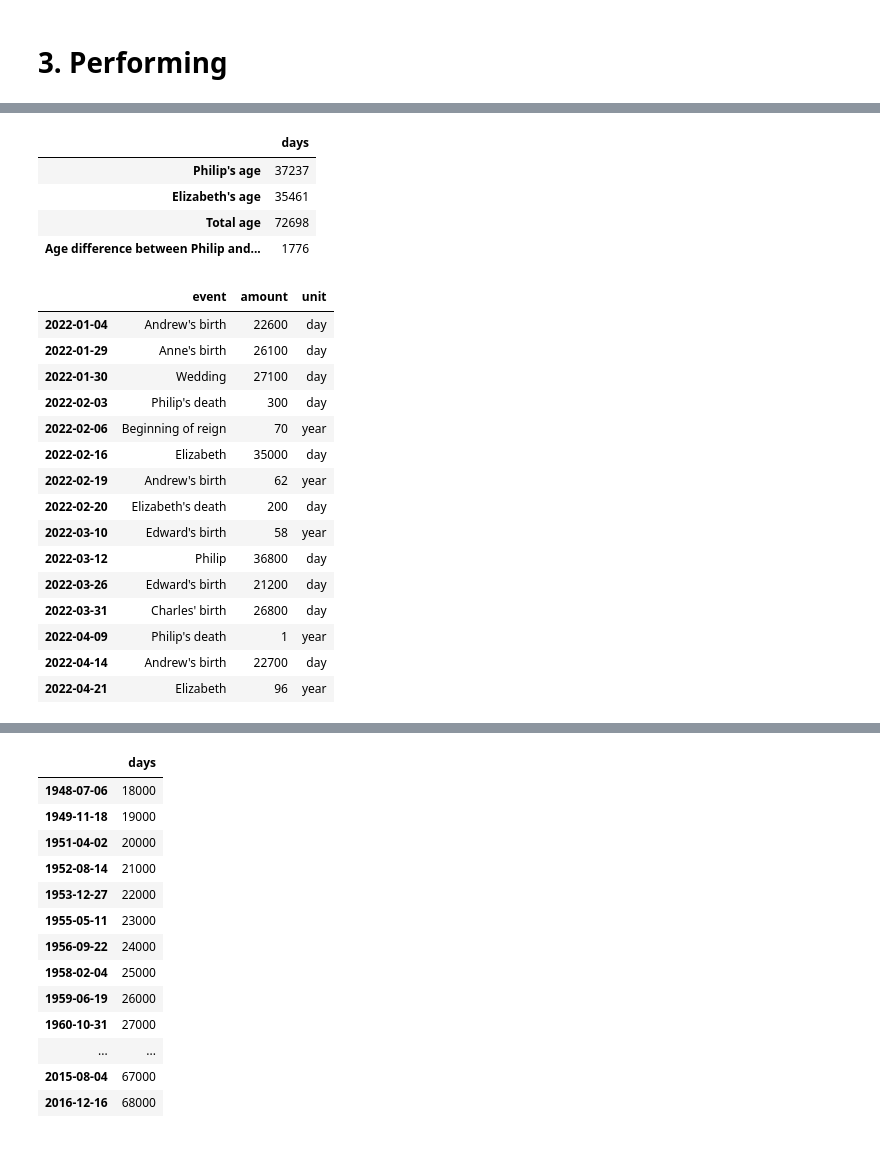
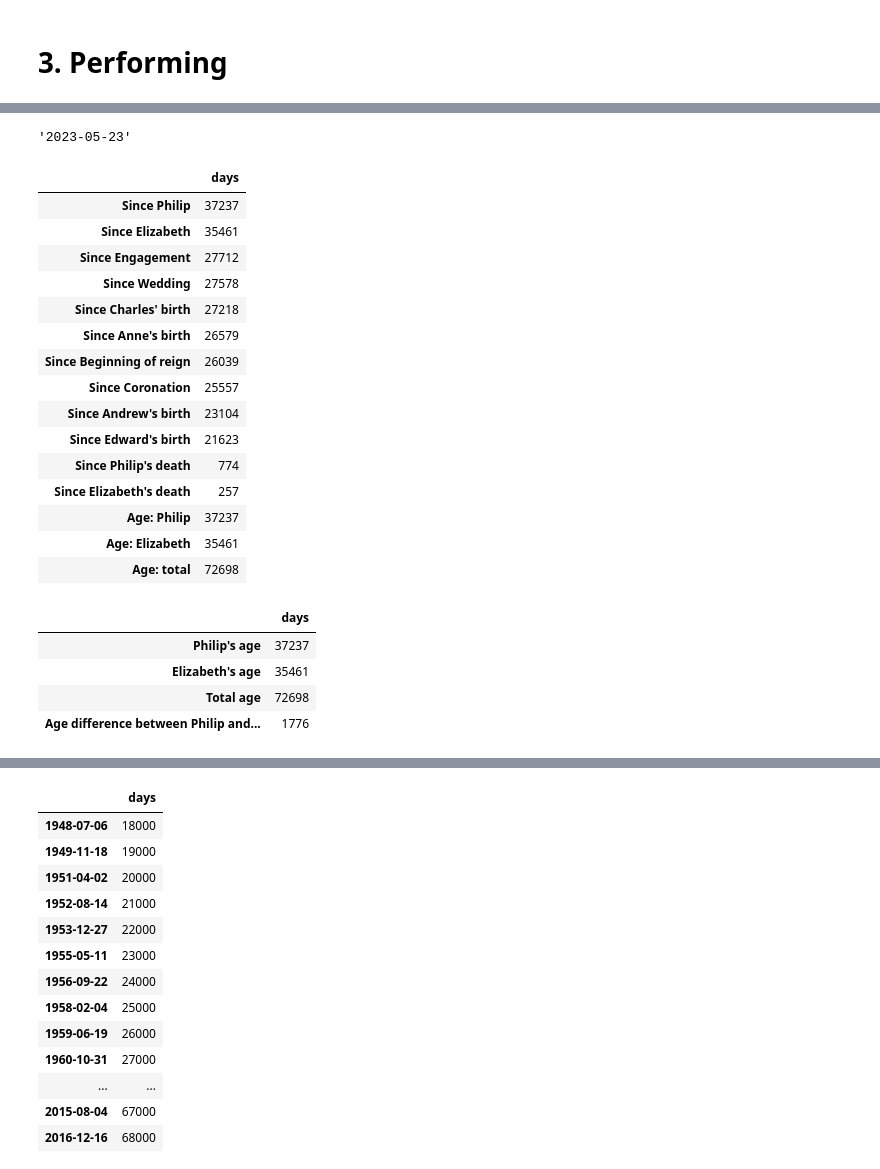
Before and after one commit to am-tropin/anniversary-reminder, a Jupyter notebook: functions_store.ipynb, the cells around one changed output, grey strips where cells are left out. Drawn from its saved outputs; the diff is of its cells as text; code cells hidden in the pictures.

```diff
--- a/functions_store.ipynb
+++ b/functions_store.ipynb
@@ -154,6 +154,7 @@ def some_day_counter(dt_str=None):
     Returns:
         DataFrame
     """
+    birth_dict = birth_dates()
     output_dict = {}
 
     try:
@@ -165,6 +166,12 @@ def some_day_counter(dt_str=None):
         for event in events.keys():
             output_dict["Since {0}".format(event)] = days_between(dt, events[event]['dt'])
 
+        for k in birth_dict.keys():
+            output_dict["Age: {0}".format(k)] = days_between(dt, birth_dict[k])
+
+        if len(birth_dict.keys()) > 1:
+            output_dict["Age: total"] = sum([days_between(dt, birth_dict[k]) for k in birth_dict.keys()])
+
     except:
         print("Something wrong happened...")
 
@@ -337,3 +324,31 @@ today_dt_str
+# %%
+today_dt_str = TODAY_DT.strftime(DATE_FORMAT)
+today_dt_str
+# %% [output]
+'2023-05-23'
+# %%
+some_day_counter() # ok
+# some_day_counter('2023-05-22') # ok
+# some_day_counter('kek') # ok
+
+# ok
+# %% [output]
+|  | days |
+| Since Philip | 37237 |
+| Since Elizabeth | 35461 |
+| Since Engagement | 27712 |
+| Since Wedding | 27578 |
+| Since Charles' birth | 27218 |
+| Since Anne's birth | 26579 |
+| Since Beginning of reign | 26039 |
+| Since Coronation | 25557 |
+| Since Andrew's birth | 23104 |
+| Since Edward's birth | 21623 |
+| Since Philip's death | 774 |
+| Since Elizabeth's death | 257 |
+| Age: Philip | 37237 |
+| Age: Elizabeth | 35461 |
+| Age: total | 72698 |
 # %%
 # dt_str = events["Philip's death"]['date']
 
@@ -348,24 +363,3 @@ today_dt_str
 | Elizabeth's age | 35461 |
 | Total age | 72698 |
 | Age difference between Philip and... | 1776 |
-# %%
-range_calendar('2022-01-01', '2022-05-01')
-
-# ok
-# %% [output]
-|  | event | amount | unit |
-| 2022-01-04 | Andrew's birth | 22600 | day |
-| 2022-01-29 | Anne's birth | 26100 | day |
-| 2022-01-30 | Wedding | 27100 | day |
-| 2022-02-03 | Philip's death | 300 | day |
-| 2022-02-06 | Beginning of reign | 70 | year |
-| 2022-02-16 | Elizabeth | 35000 | day |
-| 2022-02-19 | Andrew's birth | 62 | year |
-| 2022-02-20 | Elizabeth's death | 200 | day |
-| 2022-03-10 | Edward's birth | 58 | year |
-| 2022-03-12 | Philip | 36800 | day |
-| 2022-03-26 | Edward's birth | 21200 | day |
-| 2022-03-31 | Charles' birth | 26800 | day |
-| 2022-04-09 | Philip's death | 1 | year |
-| 2022-04-14 | Andrew's birth | 22700 | day |
-| 2022-04-21 | Elizabeth | 96 | year |
```
Also changed, not shown: parts of 14 cells of this notebook, 5 other files.
